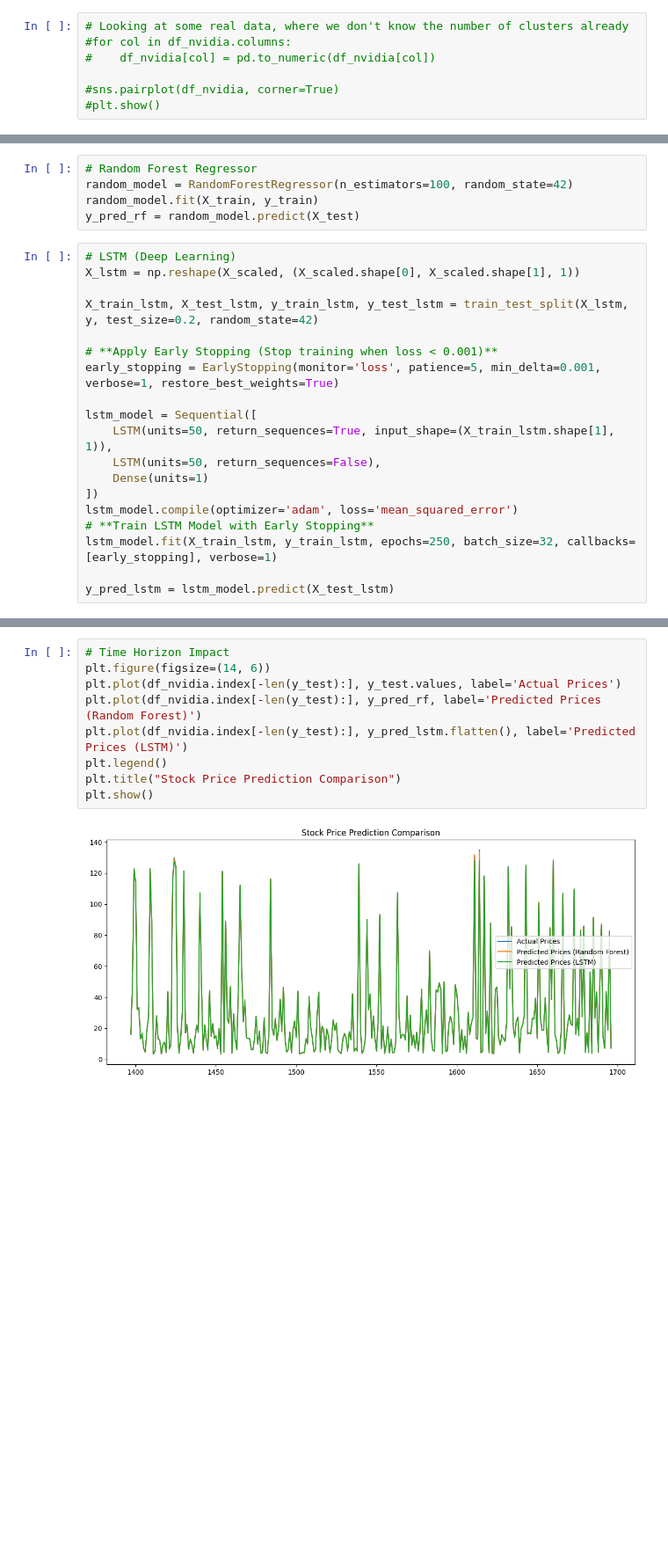
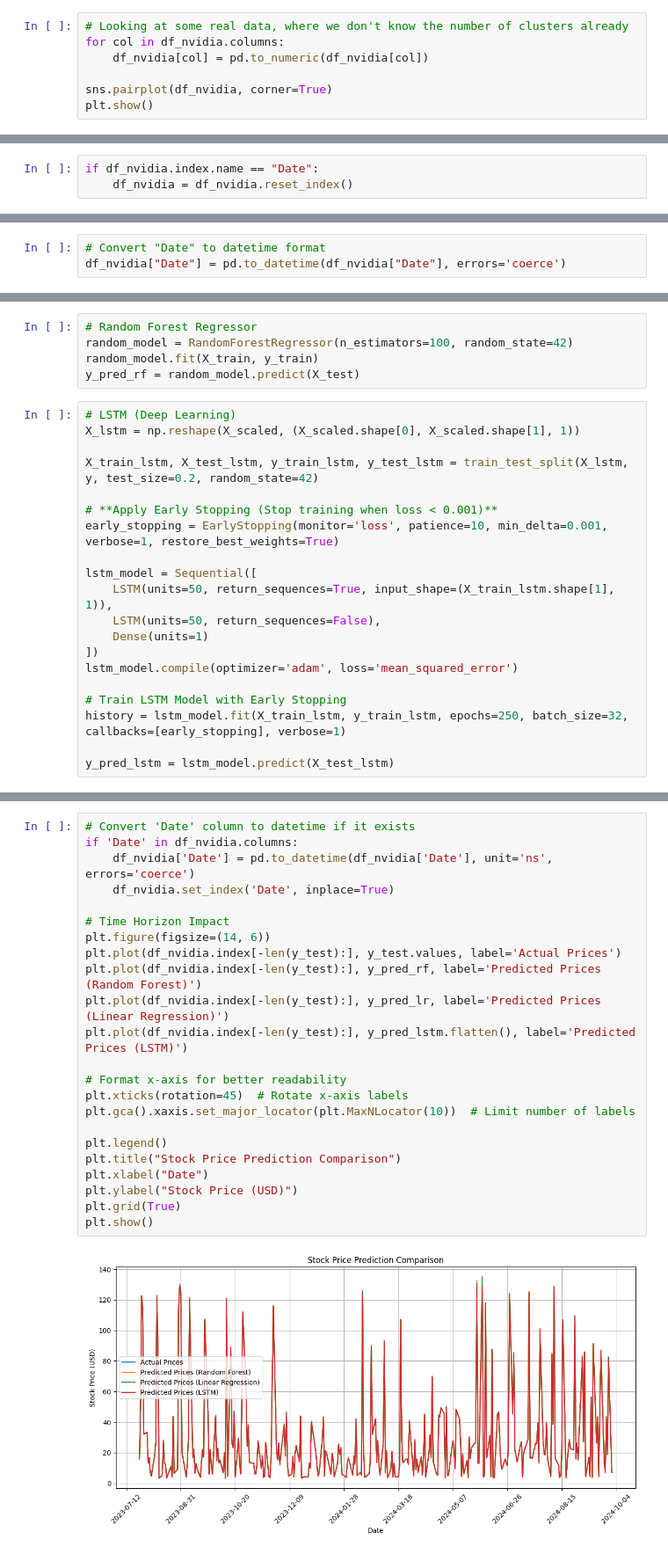
Before and after one commit to smkhowaja08/data-science-project, a Jupyter notebook: predicting_nvidia_stock_prices_using_machine_learning_models.ipynb, the cells around one changed output, grey strips where cells are left out. Shown at 88% size. Saved outputs shown, nothing was run; the diff lists cells and outputs as text; blank space fills up the shorter version.

Commit message:
comparison of LSTM Linear Regression and Random Forest
comparison of LSTM Linear Regression and Random Forest

```diff
--- a/predicting_nvidia_stock_prices_using_machine_learning_models.ipynb
+++ b/predicting_nvidia_stock_prices_using_machine_learning_models.ipynb
@@ -177,7 +183,7 @@ plt.show()
 # %%
 # Looking at some real data, where we don't know the number of clusters already
-#for col in df_nvidia.columns:
-#    df_nvidia[col] = pd.to_numeric(df_nvidia[col])
+for col in df_nvidia.columns:
+    df_nvidia[col] = pd.to_numeric(df_nvidia[col])
 
-#sns.pairplot(df_nvidia, corner=True)
-#plt.show()
+sns.pairplot(df_nvidia, corner=True)
+plt.show()
@@ -191,3 +201,6 @@ plt.show()
+# %%
+if df_nvidia.index.name == "Date":
+    df_nvidia = df_nvidia.reset_index()
 # %%
 # Feature Engineering (Moving Averages and Volatility)
 
@@ -216 +226,4 @@ df_nvidia.head()
+# %%
+# Convert "Date" to datetime format
+df_nvidia["Date"] = pd.to_datetime(df_nvidia["Date"], errors='coerce')
 # %%
@@ -285,7 +279,7 @@ X_lstm = np.reshape(X_scaled, (X_scaled.shape[0], X_scaled.shape[1], 1))
 X_train_lstm, X_test_lstm, y_train_lstm, y_test_lstm = train_test_split(X_lstm, y, test_size=0.2, random_state=42)
 
 # **Apply Early Stopping (Stop training when loss < 0.001)**
-early_stopping = EarlyStopping(monitor='loss', patience=5, min_delta=0.001, verbose=1, restore_best_weights=True)
+early_stopping = EarlyStopping(monitor='loss', patience=10, min_delta=0.001, verbose=1, restore_best_weights=True)
 
 lstm_model = Sequential([
     LSTM(units=50, return_sequences=True, input_shape=(X_train_lstm.shape[1], 1)),
@@ -293,8 +287,9 @@ lstm_model = Sequential([
     Dense(units=1)
 ])
 lstm_model.compile(optimizer='adam', loss='mean_squared_error')
-# **Train LSTM Model with Early Stopping**
-lstm_model.fit(X_train_lstm, y_train_lstm, epochs=250, batch_size=32, callbacks=[early_stopping], verbose=1)
+
+# Train LSTM Model with Early Stopping
+history = lstm_model.fit(X_train_lstm, y_train_lstm, epochs=250, batch_size=32, callbacks=[early_stopping], verbose=1)
 
 y_pred_lstm = lstm_model.predict(X_test_lstm)
 # %% [output]
@@ -349,11 +367,25 @@ R² Score: 1.00
 # %%
+# Convert 'Date' column to datetime if it exists
+if 'Date' in df_nvidia.columns:
+    df_nvidia['Date'] = pd.to_datetime(df_nvidia['Date'], unit='ns', errors='coerce')
+    df_nvidia.set_index('Date', inplace=True)
+
 # Time Horizon Impact
 plt.figure(figsize=(14, 6))
 plt.plot(df_nvidia.index[-len(y_test):], y_test.values, label='Actual Prices')
 plt.plot(df_nvidia.index[-len(y_test):], y_pred_rf, label='Predicted Prices (Random Forest)')
+plt.plot(df_nvidia.index[-len(y_test):], y_pred_lr, label='Predicted Prices (Linear Regression)')
 plt.plot(df_nvidia.index[-len(y_test):], y_pred_lstm.flatten(), label='Predicted Prices (LSTM)')
+
+# Format x-axis for better readability
+plt.xticks(rotation=45)  # Rotate x-axis labels
+plt.gca().xaxis.set_major_locator(plt.MaxNLocator(10))  # Limit number of labels
+
 plt.legend()
 plt.title("Stock Price Prediction Comparison")
+plt.xlabel("Date")
+plt.ylabel("Stock Price (USD)")
+plt.grid(True)
 plt.show()
 # %% [output]
-[figure, old version]
+[figure, new version]
```
Also changed, not shown: parts of 29 cells of this notebook.
